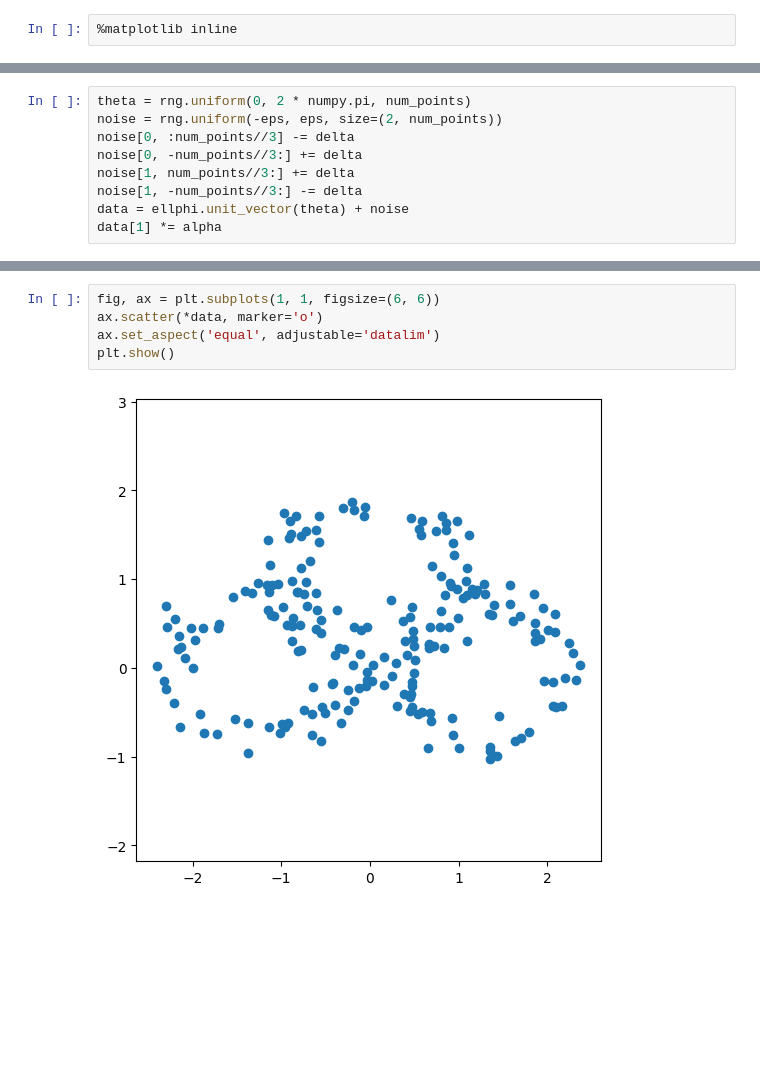
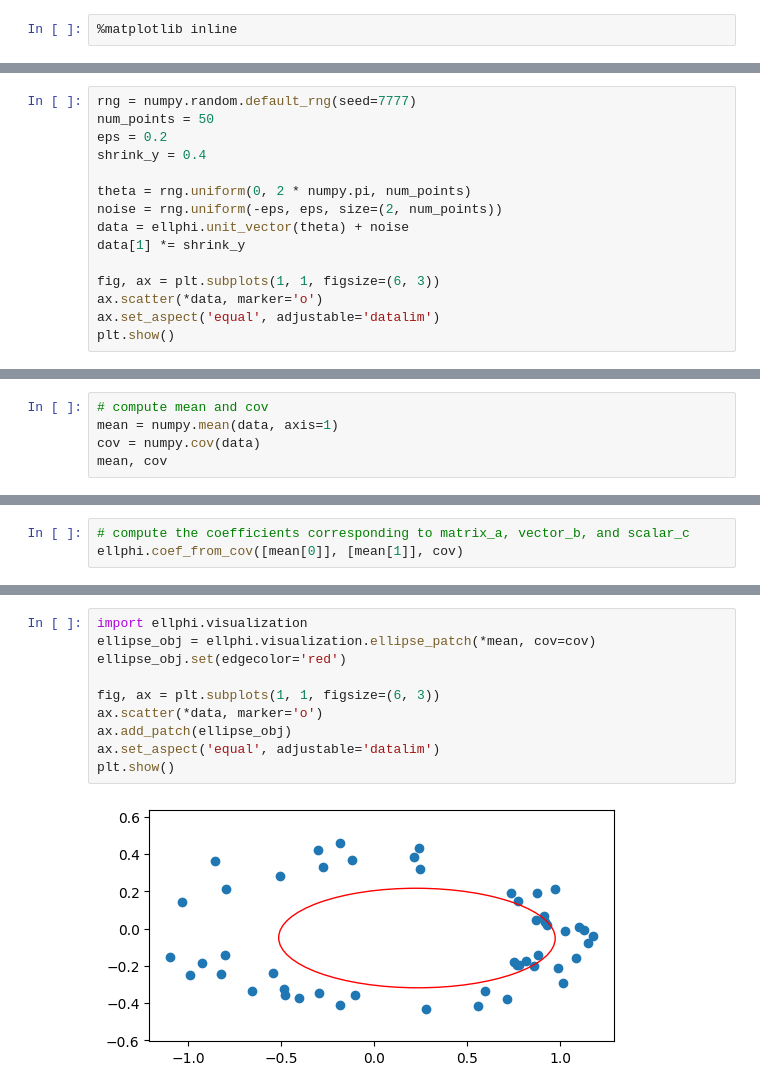
Before and after one commit to t-uda/ellphi, a Jupyter notebook: notebooks/epencil-ph.ipynb, the cells around one changed output, grey strips where cells are left out. Cells and saved outputs as stored; diff of their text form; blank space fills up the shorter version.

Commit message:
Improves ellipse cloud APIs for computation and visualization

```diff
--- a/notebooks/epencil-ph.ipynb
+++ b/notebooks/epencil-ph.ipynb
@@ -26,0 +18,15 @@ plt.scatter(data[0], data[1], marker='*')
+# %%
+rng = numpy.random.default_rng(seed=7777)
+num_points = 50
+eps = 0.2
+shrink_y = 0.4
+
+theta = rng.uniform(0, 2 * numpy.pi, num_points)
+noise = rng.uniform(-eps, eps, size=(2, num_points))
+data = ellphi.unit_vector(theta) + noise
+data[1] *= shrink_y
+
+fig, ax = plt.subplots(1, 1, figsize=(6, 3))
+ax.scatter(*data, marker='o')
+ax.set_aspect('equal', adjustable='datalim')
+plt.show()
@@ -76,0 +67,5 @@ def ellipse_patch(x0, y0, r1=1, r2=1, theta=0, *, cov=None, scale=1):
+# %%
+# compute mean and cov
+mean = numpy.mean(data, axis=1)
+cov = numpy.cov(data)
+mean, cov
@@ -79,9 +114,3 @@ We generate a random point cloud.
 # %%
-theta = rng.uniform(0, 2 * numpy.pi, num_points)
-noise = rng.uniform(-eps, eps, size=(2, num_points))
-noise[0, :num_points//3] -= delta
-noise[0, -num_points//3:] += delta
-noise[1, num_points//3:] += delta
-noise[1, -num_points//3:] -= delta
-data = ellphi.unit_vector(theta) + noise
-data[1] *= alpha
+# compute the coefficients corresponding to matrix_a, vector_b, and scalar_c
+ellphi.coef_from_cov([mean[0]], [mean[1]], cov)
@@ -88,7 +128,12 @@ data[1] *= alpha
 # %%
-fig, ax = plt.subplots(1, 1, figsize=(6, 6))
+import ellphi.visualization
+ellipse_obj = ellphi.visualization.ellipse_patch(*mean, cov=cov)
+ellipse_obj.set(edgecolor='red')
+
+fig, ax = plt.subplots(1, 1, figsize=(6, 3))
 ax.scatter(*data, marker='o')
+ax.add_patch(ellipse_obj)
 ax.set_aspect('equal', adjustable='datalim')
 plt.show()
 # %% [output]
-[figure, old version]
+[figure, new version]
```
Also changed, not shown: parts of 30 cells of this notebook, 5 other files.
